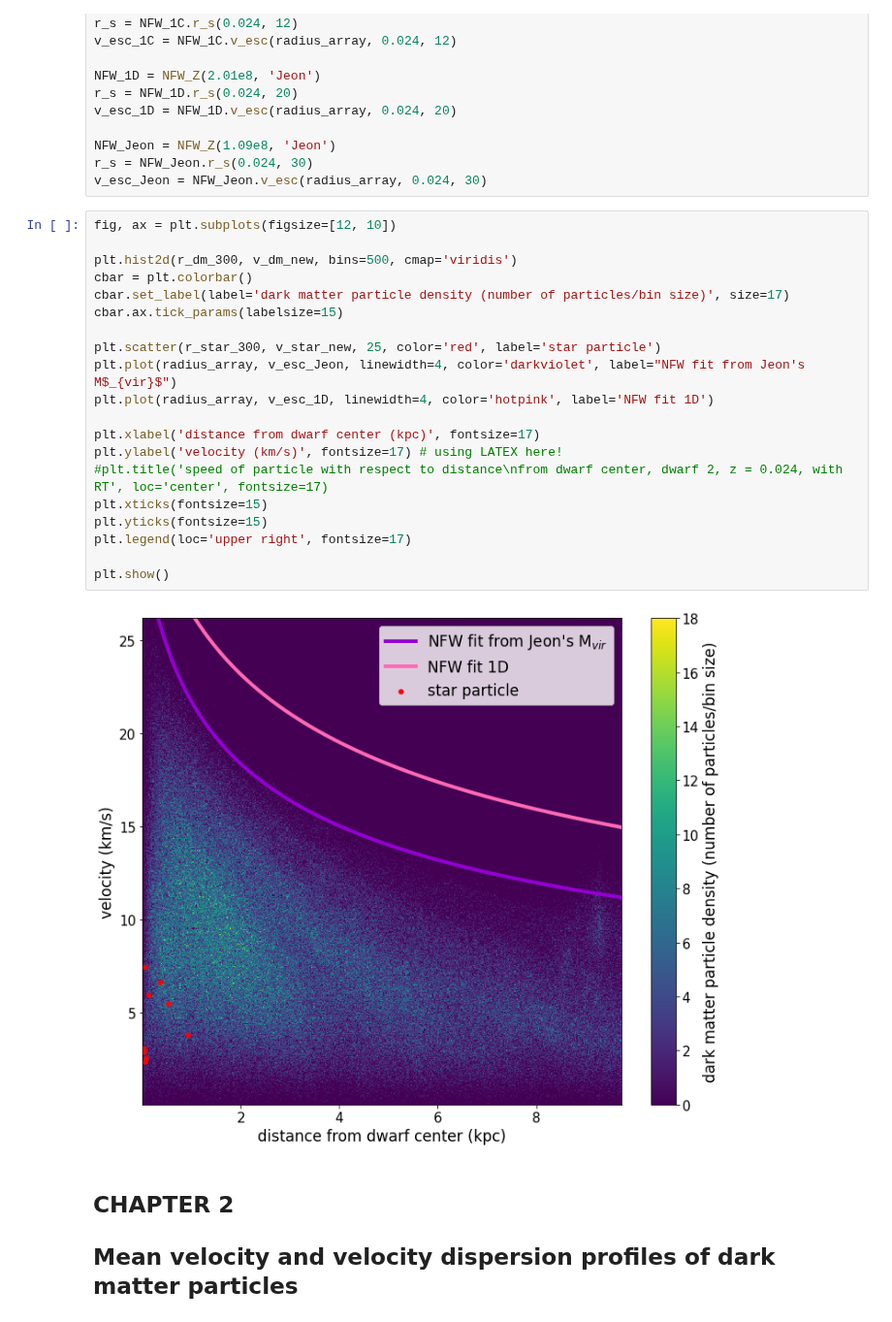
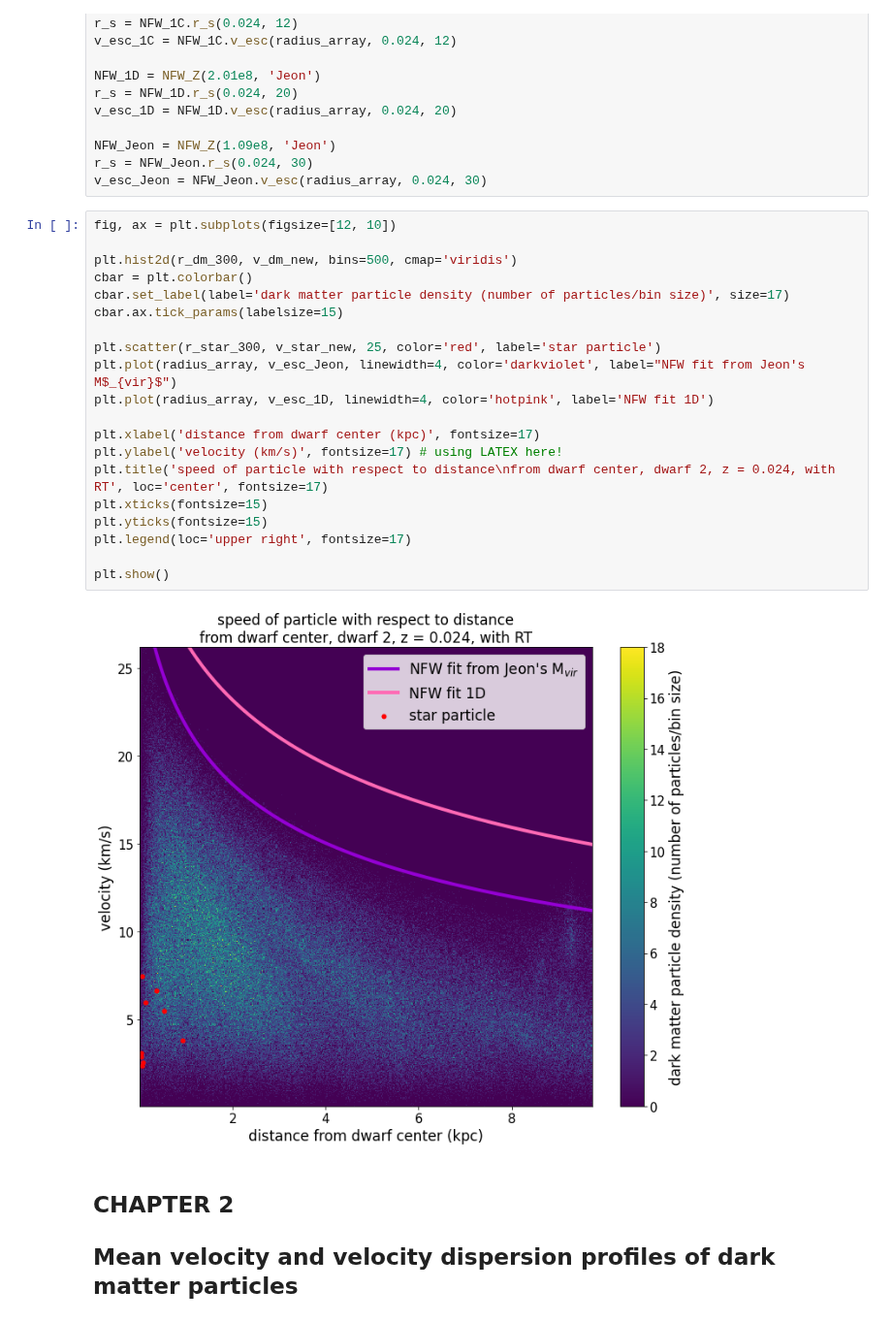
Before and after one commit to nguyenbinh1612/Binh_UFD, a Jupyter notebook: velocity/velocity_d2_RT.ipynb, the cells around one changed output. Shown at 97% size. Cells and saved outputs as stored; diff of their text form.

```diff
--- a/velocity/velocity_d2_RT.ipynb
+++ b/velocity/velocity_d2_RT.ipynb
@@ -84,25 +84,25 @@ v_esc_Jeon = NFW_Jeon.v_esc(radius_array, 0.024, 30)
 # %%
 fig, ax = plt.subplots(figsize=[12, 10])
 
 plt.hist2d(r_dm_300, v_dm_new, bins=500, cmap='viridis')
 cbar = plt.colorbar()
 cbar.set_label(label='dark matter particle density (number of particles/bin size)', size=17)
 cbar.ax.tick_params(labelsize=15)
 
 plt.scatter(r_star_300, v_star_new, 25, color='red', label='star particle')
 plt.plot(radius_array, v_esc_Jeon, linewidth=4, color='darkviolet', label="NFW fit from Jeon's M$_{vir}$")
 plt.plot(radius_array, v_esc_1D, linewidth=4, color='hotpink', label='NFW fit 1D')
 
 plt.xlabel('distance from dwarf center (kpc)', fontsize=17)
 plt.ylabel('velocity (km/s)', fontsize=17) # using LATEX here!
-#plt.title('speed of particle with respect to distance\nfrom dwarf center, dwarf 2, z = 0.024, with RT', loc='center', fontsize=17)
+plt.title('speed of particle with respect to distance\nfrom dwarf center, dwarf 2, z = 0.024, with RT', loc='center', fontsize=17)
 plt.xticks(fontsize=15)
 plt.yticks(fontsize=15)
 plt.legend(loc='upper right', fontsize=17)
 
 plt.show()
 # %% [output]
-[figure, old version]
+[figure, new version]
 # %% [markdown]
 ## CHAPTER 2
 ## Mean velocity and velocity dispersion profiles of dark matter particles
```
Also changed, not shown: parts of 3 cells of this notebook, 17 other files.
